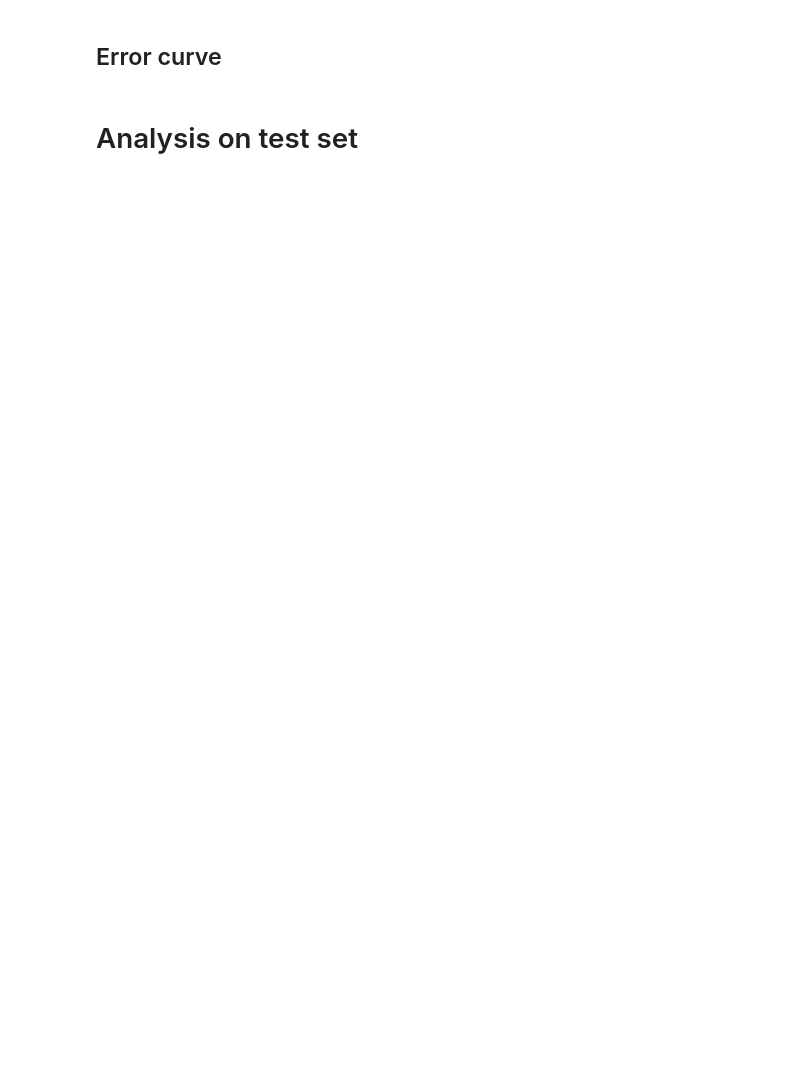
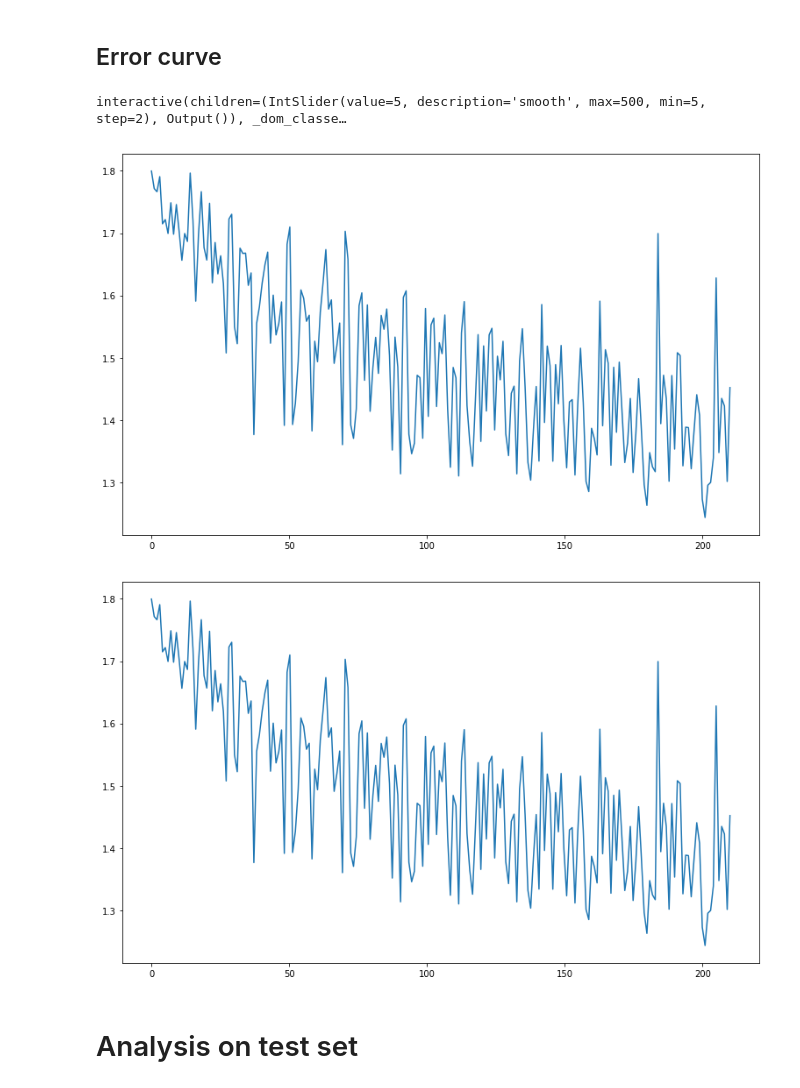
Before and after one commit to CroquetteTheThe/TREC, a Jupyter notebook: TREC.ipynb, the cells around one changed output. Drawn from its saved outputs; the diff is of its cells as text; code cells hidden in the pictures; blank space fills up the shorter version.

```diff
--- a/TREC.ipynb
+++ b/TREC.ipynb
@@ -43,7 +43,7 @@ hidden_size = 10
 lr = 0.001
 
 # Number of epochs
-nb_epochs = 1
+nb_epochs = 10
 
 # Random seed, don't change it if you don't know what it is
 random_seed = 42
@@ -225,7 +225,7 @@ seeding_random()
 dataloader_args_notshuffle = dict(shuffle=False, batch_size=nb_batchs, num_workers=1,
                        pin_memory=True, worker_init_fn=seeding_random(), collate_fn=pad_collate)
 
-dev_loader = dataloader.DataLoader(dev_set, **dataloader_args_notshuffle)
+dev_loader = dataloader.DataLoader(dev_set, **dataloader_args)
 seeding_random()
 
 test_loader = dataloader.DataLoader(test_set, **dataloader_args_notshuffle)
@@ -326,8 +326,8 @@ def learn(rnn, data_loader, num_epochs=1):
         total_target = 0
 
         for batch_idx, (data, target) in enumerate(data_loader):
-            rnn.train()
-
+            #rnn.train()
+            seeding_random()
             data, target = data.to(device), target.to(device)
 
             output = rnn(data)
@@ -346,9 +346,10 @@ def learn(rnn, data_loader, num_epochs=1):
             total_target += target.size(0)
 
             # Print the progress
-            if batch_idx % 100 == 0 or batch_idx % 100 == 1 or batch_idx == len(data_loader)-1:
-                print('\r Train Epoch: {} [{}/{} ({:.0f}%)]\t Loss: {:.6f}\t Accuracy: {}'.format(
-                    epoch,
+            if batch_idx % 500 == 0 or batch_idx % 500 == 1 or batch_idx == len(data_loader)-1:
+                print('\r Train Epoch: {}/{} [{}/{} ({:.0f}%)]\t Loss: {:.6f}\t Accuracy: {}'.format(
+                    epoch+1,
+                    num_epochs,
                     batch_idx * len(data),
                     len(data_loader.dataset),
                     100. * batch_idx / len(data_loader),
@@ -395,20 +412,24 @@ with torch.enable_grad():
 # %%
 from scipy.signal import savgol_filter
 import ipywidgets as widgets
 from ipywidgets import interact
 import numpy as np
 import matplotlib.pyplot as plt
 from matplotlib.pyplot import imshow
 
 
 def update_losses(smooth=1):
     x = np.linspace(0, len(losses), len(losses))
     fig = plt.figure(figsize=(13, 8))
     ax = fig.add_subplot(1,1,1)
     cnn_line, = ax.plot(x, losses)
     cnn_line.set_ydata(savgol_filter(losses, smooth, 3))
 
-interact(update_losses, smooth=(5, 201, 2));
+interact(update_losses, smooth=(5, 500, 2));
+# %% [output]
+interactive(children=(IntSlider(value=5, description='smooth', max=500, min=5, step=2), Output()), _dom_classe…
+[figure, added]
+[figure, added]
 # %% [markdown]
 # Analysis on test set
 # %%
```
Also changed, not shown: parts of 2 cells of this notebook.
